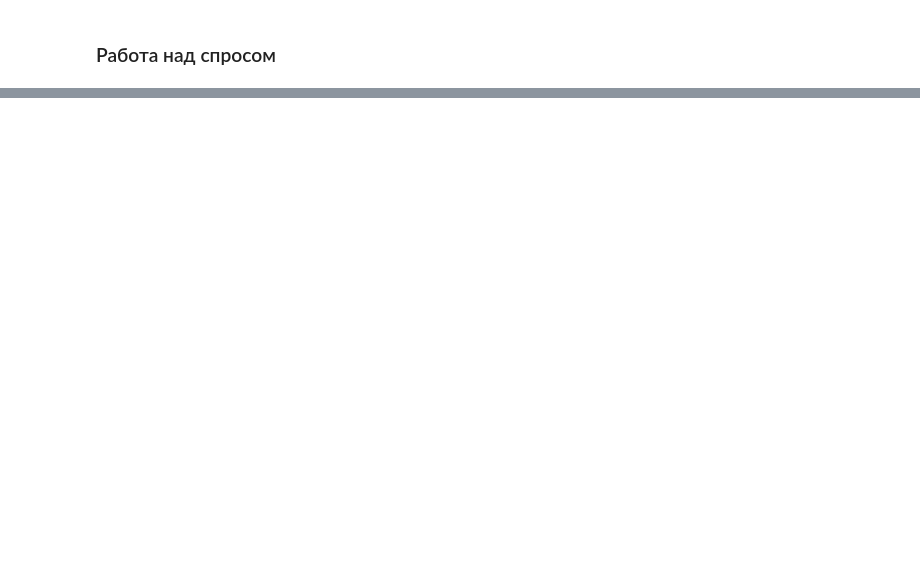
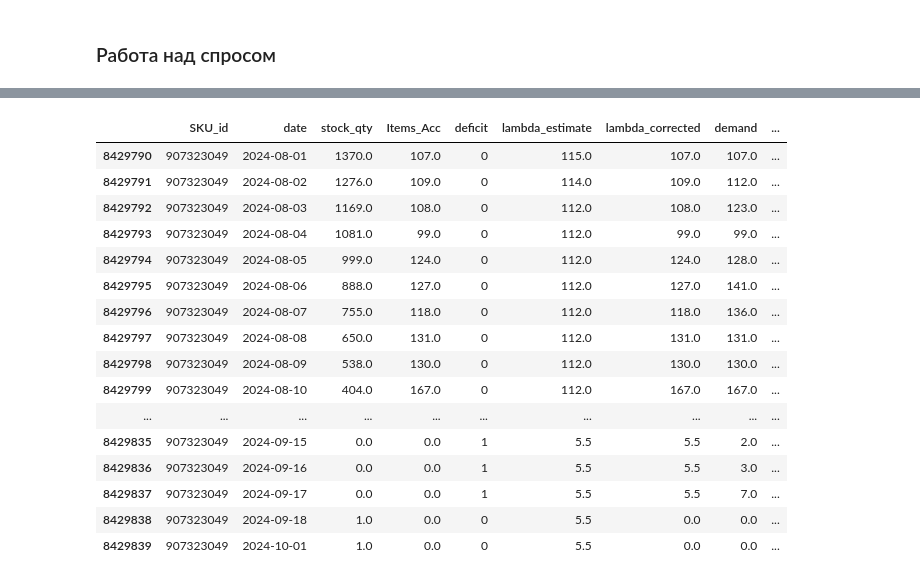
Before and after one commit to faibus/Diploma-Demand-forecasting, a Jupyter notebook: Demand restoration.ipynb, the cells around one changed output, grey strips where cells are left out. Cells and saved outputs as stored; diff of their text form; code cells hidden in the pictures; blank space fills up the shorter version.

```diff
--- a/Demand restoration.ipynb
+++ b/Demand restoration.ipynb
@@ -556,0 +454,20 @@ def add_lambda_corrected_iterative(df, product_id, window=30, iterations=3):
+# %%
+result_df.query(" SKU_id == 907323049 & date >= '2024-08-01' ").head(50)
+# %% [output]
+|  | SKU_id | date | stock_qty | Items_Acc | deficit | lambda_estimate | lambda_corrected | demand | ... |
+| 8429790 | 907323049 | 2024-08-01 | 1370.0 | 107.0 | 0 | 115.0 | 107.0 | 107.0 | ... |
+| 8429791 | 907323049 | 2024-08-02 | 1276.0 | 109.0 | 0 | 114.0 | 109.0 | 112.0 | ... |
+| 8429792 | 907323049 | 2024-08-03 | 1169.0 | 108.0 | 0 | 112.0 | 108.0 | 123.0 | ... |
+| 8429793 | 907323049 | 2024-08-04 | 1081.0 | 99.0 | 0 | 112.0 | 99.0 | 99.0 | ... |
+| 8429794 | 907323049 | 2024-08-05 | 999.0 | 124.0 | 0 | 112.0 | 124.0 | 128.0 | ... |
+| 8429795 | 907323049 | 2024-08-06 | 888.0 | 127.0 | 0 | 112.0 | 127.0 | 141.0 | ... |
+| 8429796 | 907323049 | 2024-08-07 | 755.0 | 118.0 | 0 | 112.0 | 118.0 | 136.0 | ... |
+| 8429797 | 907323049 | 2024-08-08 | 650.0 | 131.0 | 0 | 112.0 | 131.0 | 131.0 | ... |
+| 8429798 | 907323049 | 2024-08-09 | 538.0 | 130.0 | 0 | 112.0 | 130.0 | 130.0 | ... |
+| 8429799 | 907323049 | 2024-08-10 | 404.0 | 167.0 | 0 | 112.0 | 167.0 | 167.0 | ... |
+| ... | ... | ... | ... | ... | ... | ... | ... | ... | ... |
+| 8429835 | 907323049 | 2024-09-15 | 0.0 | 0.0 | 1 | 5.5 | 5.5 | 2.0 | ... |
+| 8429836 | 907323049 | 2024-09-16 | 0.0 | 0.0 | 1 | 5.5 | 5.5 | 3.0 | ... |
+| 8429837 | 907323049 | 2024-09-17 | 0.0 | 0.0 | 1 | 5.5 | 5.5 | 7.0 | ... |
+| 8429838 | 907323049 | 2024-09-18 | 1.0 | 0.0 | 0 | 5.5 | 0.0 | 0.0 | ... |
+| 8429839 | 907323049 | 2024-10-01 | 1.0 | 0.0 | 0 | 5.5 | 0.0 | 0.0 | ... |
```
Also changed, not shown: parts of 29 cells of this notebook.
